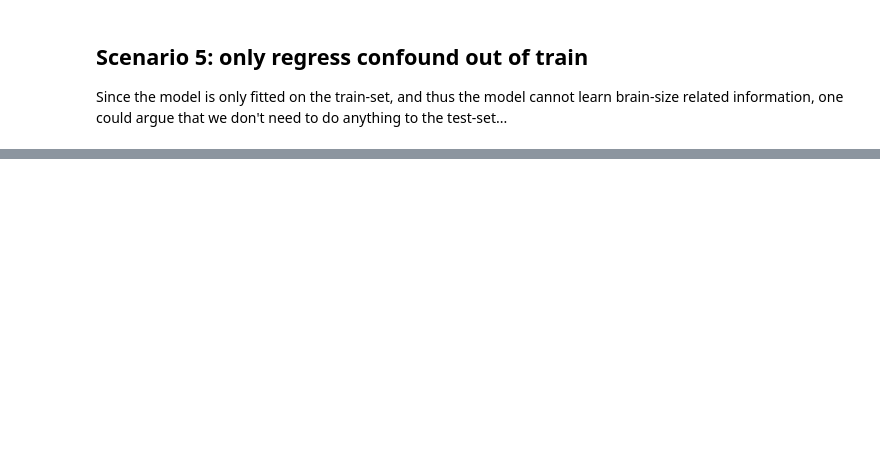
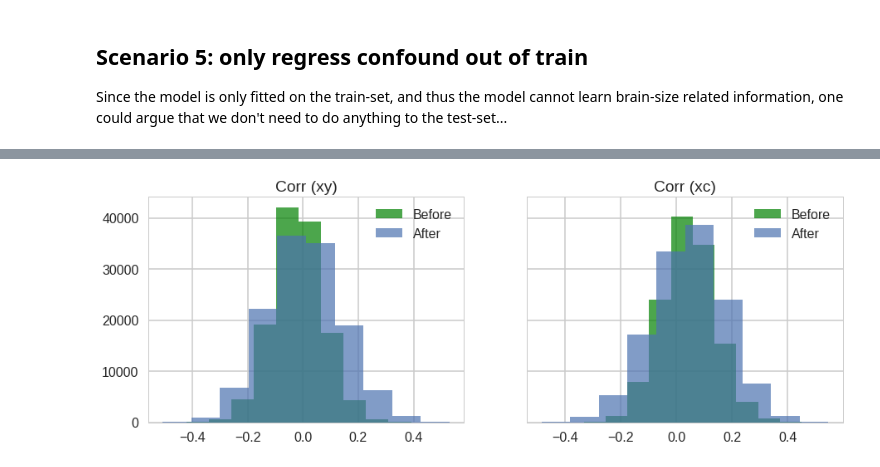
Before and after one commit to lukassnoek/MVCA, a Jupyter notebook: analyses/empirical/gender_classification.ipynb, the cells around one changed output, grey strips where cells are left out. Saved outputs shown, nothing was run; the diff lists cells and outputs as text; code cells hidden in the pictures; blank space fills up the shorter version.

```diff
--- a/analyses/empirical/gender_classification.ipynb
+++ b/analyses/empirical/gender_classification.ipynb
@@ -146,10 +145,10 @@ corrs_X_y = {'corr': [], 'type': [], 'modality': []}
 for modality in ['vbm', 'tbss']:
 
     for vox in range(mvp[modality].X.shape[1]):
-        corrs_X_y['corr'].append(np.corrcoef(mvp[modality].X[:, vox], mvp[modality].y)[0, 1])
+        corrs_X_y['corr'].append(stats.pearsonr(mvp[modality].X[:, vox], mvp[modality].y)[0])
         corrs_X_y['type'].append('original')
         corrs_X_y['modality'].append(modality.upper())
-        corrs_X_y['corr'].append(np.corrcoef(mvp_no_brainsize[modality].X[:, vox], mvp[modality].y)[0, 1])
+        corrs_X_y['corr'].append(stats.pearsonr(mvp_no_brainsize[modality].X[:, vox], mvp[modality].y)[0])
         corrs_X_y['type'].append('corrected')
         corrs_X_y['modality'].append(modality.upper())
 # %%
@@ -175,7 +174,7 @@ corrs_X_c = {'corr': [], 'modality': []}
 for modality in ['vbm', 'tbss']:
 
     for vox in range(mvp[modality].X.shape[1]):
-        corrs_X_c['corr'].append(np.corrcoef(mvp[modality].X[:, vox], confound[modality].squeeze())[0, 1])
+        corrs_X_c['corr'].append(stats.pearsonr(mvp[modality].X[:, vox], confound[modality].squeeze())[0])
         corrs_X_c['modality'].append(modality.upper())
 # %% [markdown]
 Let's check out what the average correlation is:
@@ -828,0 +572,11 @@ g.map(sns.pointplot, "C", "scores")
+# %%
+this_mvp = mvp[modality]
+c = confound[modality]
+skf = CounterbalancedStratifiedSplit(this_mvp.X, this_mvp.y, c.squeeze(),
+                                     c_type='continuous', metric='corr', threshold=0.7,
+                                     verbose=False)
+
+skf.check_counterbalance_and_subsample()
+print(skf.subsample_idx)
+Xnew = this_mvp.X[skf.subsample_idx]
+print(Xnew == this_mvp.X)
@@ -828,0 +646,15 @@ g.map(sns.pointplot, "C", "scores")
+# %%
+f, ax = plt.subplots(1, 2, sharey=True, figsize=(15, 5))
+ax[0].hist(corrs['xy_before'], color='green', alpha=0.7)
+ax[0].hist(corrs['xy_after'], alpha=0.7)
+ax[0].legend(['Before', 'After'])
+ax[0].set_title("Corr (xy)")
+
+ax[1].hist(corrs['xc_before'], color='green', alpha=0.7)
+ax[1].hist(corrs['xc_after'], alpha=0.7)
+ax[1].legend(['Before', 'After'])
+ax[1].set_title("Corr (xc)")
+
+plt.show()
+# %% [output]
+[figure, added]
```
Also changed, not shown: parts of 33 cells of this notebook, 8 other files.
